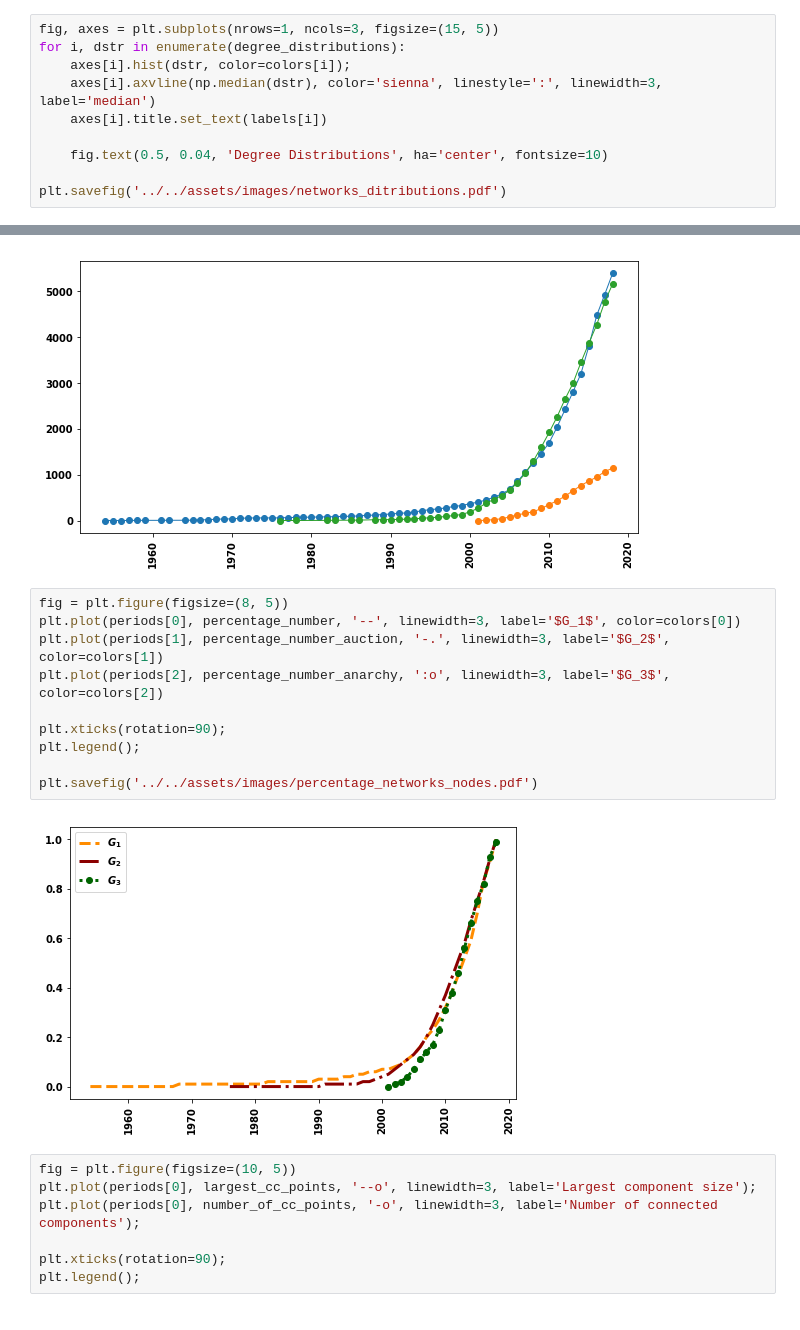
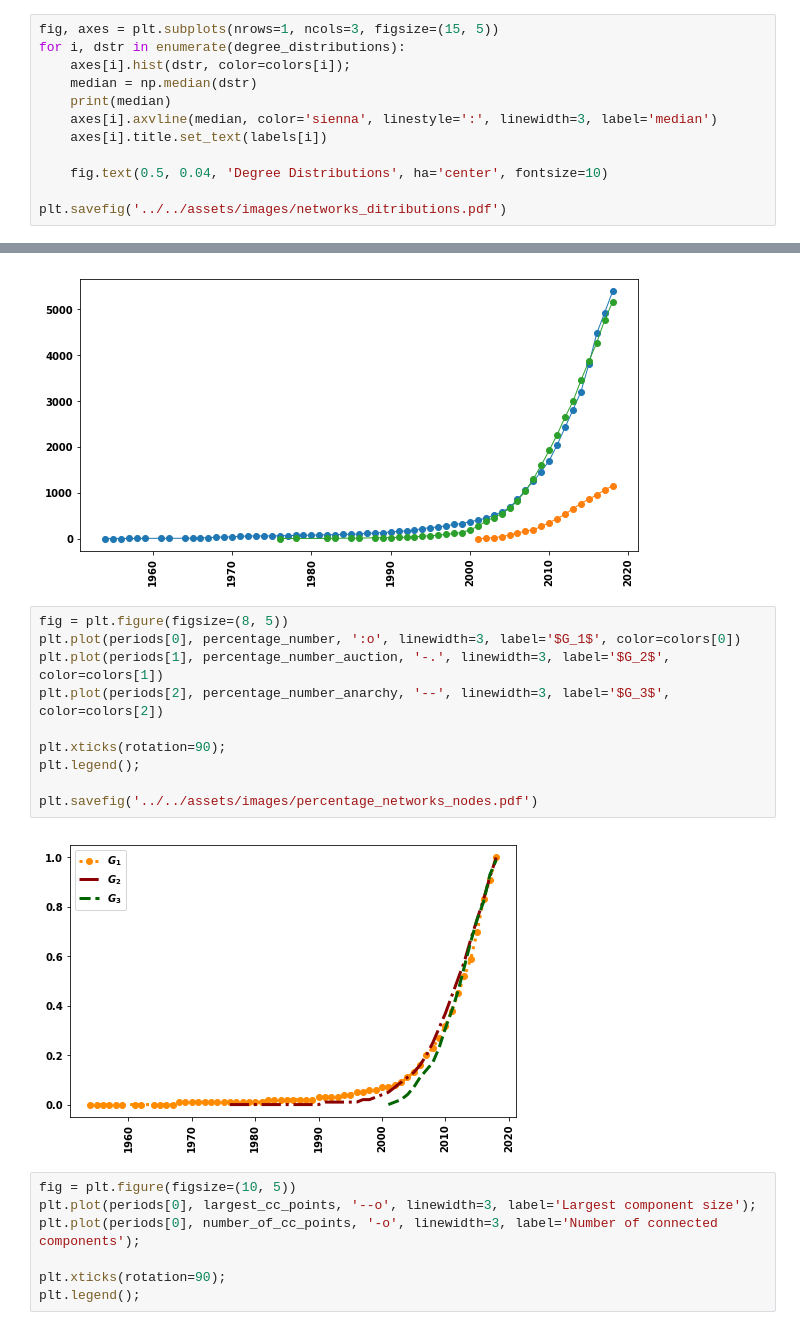
Before and after one commit to Nikoleta-v3/bibliometric-study-of-the-prisoners-dilemma, a Jupyter notebook: src/nbs/2. Collaborativeness .ipynb, the cells around one changed output, grey strips where cells are left out. Saved outputs shown, nothing was run; the diff lists cells and outputs as text.

```diff
--- a/src/nbs/2. Collaborativeness .ipynb
+++ b/src/nbs/2. Collaborativeness .ipynb
@@ -112,7 +112,9 @@ labels = [r'$G_1$', r'$G_2$', r'$G_3$']
 fig, axes = plt.subplots(nrows=1, ncols=3, figsize=(15, 5))
 for i, dstr in enumerate(degree_distributions):
     axes[i].hist(dstr, color=colors[i]);
-    axes[i].axvline(np.median(dstr), color='sienna', linestyle=':', linewidth=3, label='median')
+    median = np.median(dstr)
+    print(median)
+    axes[i].axvline(median, color='sienna', linestyle=':', linewidth=3, label='median')
     axes[i].title.set_text(labels[i])
 
     fig.text(0.5, 0.04, 'Degree Distributions', ha='center', fontsize=10)
@@ -221,16 +226,16 @@ plt.xticks(rotation=90);
 [figure]
 # %%
 fig = plt.figure(figsize=(8, 5))
-plt.plot(periods[0], percentage_number, '--', linewidth=3, label='$G_1$', color=colors[0])
+plt.plot(periods[0], percentage_number, ':o', linewidth=3, label='$G_1$', color=colors[0])
 plt.plot(periods[1], percentage_number_auction, '-.', linewidth=3, label='$G_2$', color=colors[1])
-plt.plot(periods[2], percentage_number_anarchy, ':o', linewidth=3, label='$G_3$', color=colors[2])
+plt.plot(periods[2], percentage_number_anarchy, '--', linewidth=3, label='$G_3$', color=colors[2])
 
 plt.xticks(rotation=90);
 plt.legend();
 
 plt.savefig('../../assets/images/percentage_networks_nodes.pdf')
 # %% [output]
-[figure, old version]
+[figure, new version]
 # %%
 fig = plt.figure(figsize=(10, 5))
 plt.plot(periods[0], largest_cc_points, '--o', linewidth=3, label='Largest component size');
```
Also changed, not shown: parts of 3 cells of this notebook, 14 other files.
